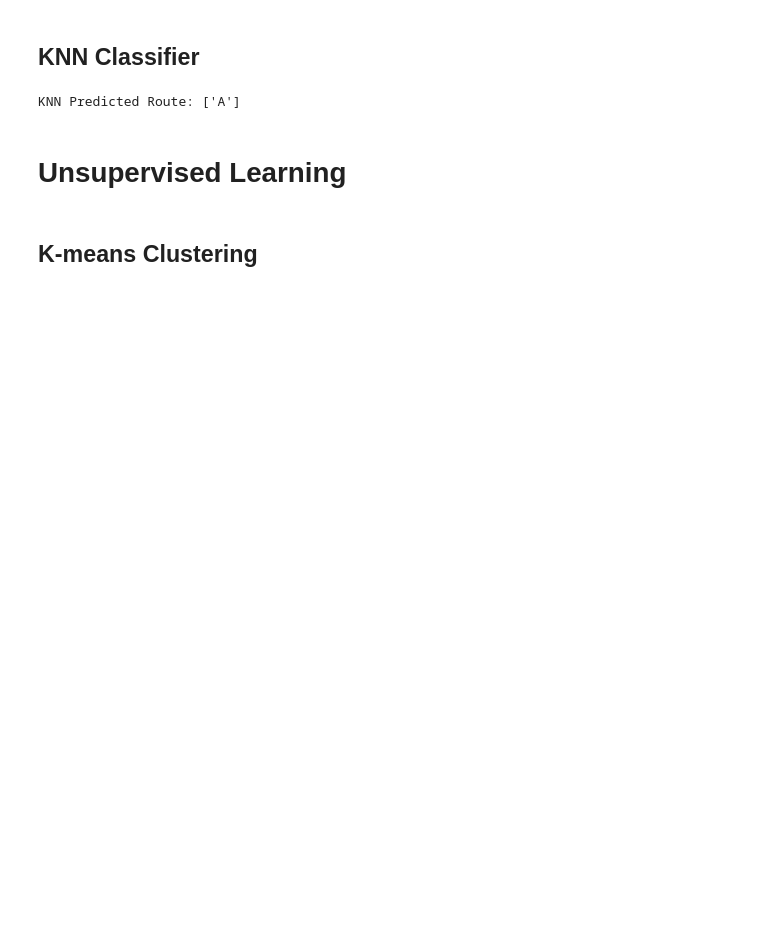
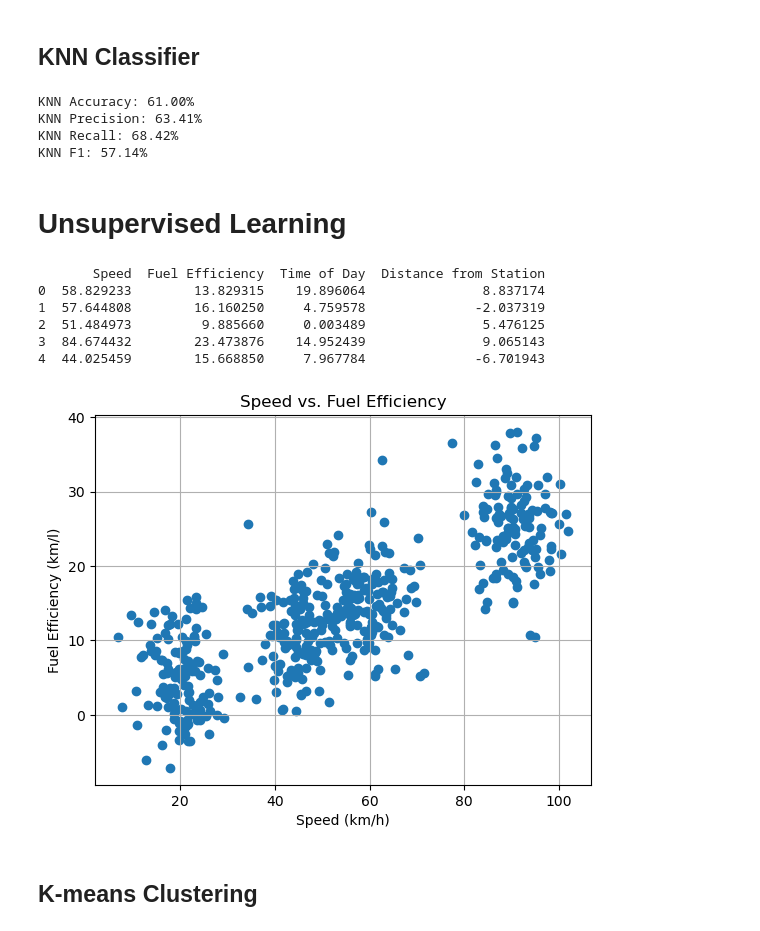
Before and after one commit to lotlouischoitslab/ML_Tutorial_Transportation, a Jupyter notebook: ML_Tutorial_Transportation.ipynb, the cells around one changed output. Cells and saved outputs as stored; diff of their text form; code cells hidden in the pictures; blank space fills up the shorter version.

```diff
--- a/ML_Tutorial_Transportation.ipynb
+++ b/ML_Tutorial_Transportation.ipynb
@@ -103,17 +299,60 @@ Decision Tree Predicted Route: ['C']
 # %% [markdown]
 ## KNN Classifier
 # %%
-X = transport_df[['Distance', 'Delay']]
-y = transport_df['Route']
+from sklearn.neighbors import KNeighborsClassifier
 
-model = KNeighborsClassifier()
-model.fit(X, y)
-predicted_route = model.predict([[4.5, 9]])
-print("KNN Predicted Route:", predicted_route)
+knn_model = KNeighborsClassifier(n_neighbors=11)
+knn_model.fit(X_train, y_train)
+knn_pred = knn_model.predict(X_test)
+
+knn_accuracy = accuracy_score(y_test, knn_pred)
+print(f"KNN Accuracy: {knn_accuracy*100:.2f}%")
+
+knn_prec= precision_score(y_test, knn_pred)
+print(f"KNN Precision: {dt_prec*100:.2f}%")
+
+knn_recall = recall_score(y_test, knn_pred)
+print(f"KNN Recall: {dt_recall*100:.2f}%")
+
+knn_f1 = f1_score(y_test, knn_pred)
+print(f"KNN F1: {nb_f1*100:.2f}%")
 # %% [output]
-KNN Predicted Route: ['A']
+KNN Accuracy: 61.00%
+KNN Precision: 63.41%
+KNN Recall: 68.42%
+KNN F1: 57.14%
 # %% [markdown]
 # Unsupervised Learning
+# %%
+from sklearn.datasets import make_blobs
+
+# Create dataset
+n_samples = 500
+n_features = 4
+centers = [(60, 15, 12, 5), (20, 5, 8, 2), (90, 25, 18, 10), (45, 10, 5, 8)]
+X, _ = make_blobs(n_samples=n_samples, n_features=n_features, centers=centers, cluster_std=5, random_state=42)
+
+# Convert to DataFrame for better visualization
+transport_df = pd.DataFrame(X, columns=['Speed', 'Fuel Efficiency', 'Time of Day', 'Distance from Station'])
+
+# Display the first few rows
+print(transport_df.head())
+
+# Plot Speed vs. Fuel Efficiency
+plt.scatter(transport_df['Speed'], transport_df['Fuel Efficiency'], cmap='viridis')
+plt.title("Speed vs. Fuel Efficiency")
+plt.xlabel("Speed (km/h)")
+plt.ylabel("Fuel Efficiency (km/l)")
+plt.grid(True)
+plt.show()
+# %% [output]
+       Speed  Fuel Efficiency  Time of Day  Distance from Station
+0  58.829233        13.829315    19.896064               8.837174
+1  57.644808        16.160250     4.759578              -2.037319
+2  51.484973         9.885660     0.003489               5.476125
+3  84.674432        23.473876    14.952439               9.065143
+4  44.025459        15.668850     7.967784              -6.701943
+[figure, added]
 # %% [markdown]
 ## K-means Clustering
 # %%
```
Also changed, not shown: parts of 19 cells of this notebook.
